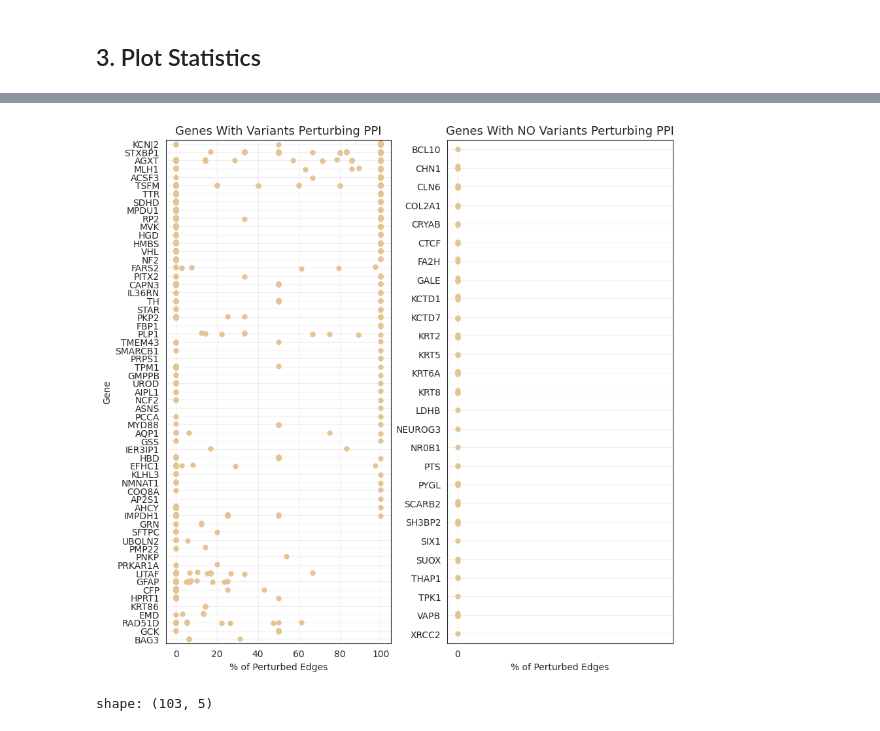
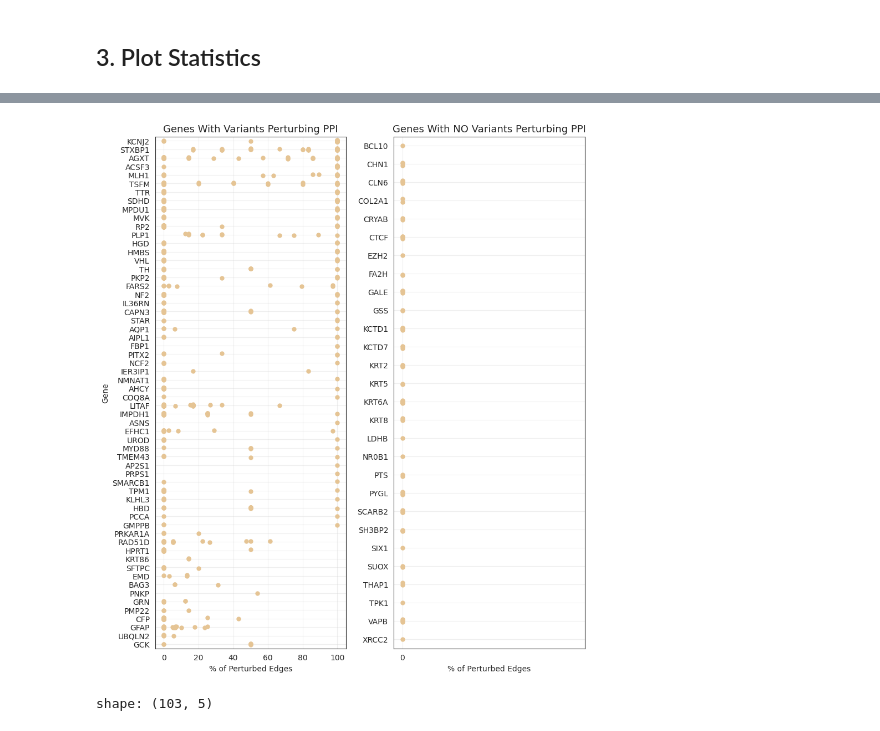
Before and after one commit to runxi-shen/2025_Pillar_VarChAMP, a Jupyter notebook: 2_individual_assay_analyses/ppi/2_analyses/1_edgotyping_data_analyses.ipynb, the cells around one changed output, grey strips where cells are left out. Drawn from its saved outputs; the diff is of its cells as text; code cells hidden in the pictures.

```diff
--- a/2_individual_assay_analyses/ppi/2_analyses/1_edgotyping_data_analyses.ipynb
+++ b/2_individual_assay_analyses/ppi/2_analyses/1_edgotyping_data_analyses.ipynb
@@ -70,13 +64,0 @@ entry_null_like = pl.col("db_sequence_confirmation_class").is_in([7, 99]) | pl.c
-# %%
-edgotyping_scores_df = edgotyping_scores_df.join(
-    seq_confirm_res_df,
-    left_on=["db_orf_id","db_mut_id"],
-    right_on=["orf_id","mut_id"],
-    how="inner"
-)
-
-# Combine logic
-edgotyping_scores_df = edgotyping_scores_df.filter(
-    entry_good | (entry_null_like & any_expression_good)
-)
-edgotyping_scores_df
@@ -319,7 +253,8 @@ priority_col = ["orf_id", "mut_id", "symbol", "aa_change", "gene_variant", "ense
 variant_ppi_perturb_stats_clinvar = variant_ppi_perturb_stats.with_columns(
     pl.lit(True).alias("ppi_assayed")
 ).join(
-    metadata.select(pl.col(["gene_variant"]+[c for c in metadata.columns if c not in variant_ppi_perturb_stats.columns])),
+    seq_confirm_res_df.select(pl.col(["gene_variant"]+[c for c in seq_confirm_res_df.columns if c not in variant_ppi_perturb_stats.columns])),
     on=["gene_variant"],
     how="left"
 ).unique("gene_variant")
+variant_ppi_perturb_stats_clinvar
@@ -327,0 +326,13 @@ variant_ppi_perturb_stats_clinvar = variant_ppi_perturb_stats.with_columns(
+# %%
+thres_manual, thres_llr = 75, 63.163
+variant_ppi_perturb_stats_clinvar = variant_ppi_perturb_stats_clinvar.with_columns(
+    (pl.when(pl.col("perturbed_percentage")>=thres_manual)
+     .then(pl.lit(True))
+     .otherwise(pl.lit(False))
+    ).alias("ppi_perturbed_manual"),
+    (pl.when(pl.col("perturbed_percentage")>=thres_llr)
+     .then(pl.lit(True))
+     .otherwise(pl.lit(False))
+    ).alias("ppi_perturbed_llr"),
+    pl.col("clinvar_clnsig_clean").replace("6_No_ClinVar", "5_Others")
+)
@@ -422,7 +425,7 @@ sns.kdeplot(data=variant_ppi_perturb_stats_clinvar.to_pandas().sort_values(by="c
 # %%
-fig, ax = plt.subplots(1,2, figsize=(10,10))
+fig, ax = plt.subplots(1,2, figsize=(10,12))
 gene_ppi_sum_df = variant_ppi_perturb_stats_clinvar.with_columns(
-    (pl.col("perturbed_percentage")>75).alias("pert_perc_geq75")
+    (pl.col("perturbed_percentage")>thres_llr).alias("pert_perc_geq75")
 ).group_by(
     "symbol"
 ).agg(
@@ -446,32 +449,32 @@ sns.stripplot(data=variant_ppi_perturb_stats_clinvar.filter(
               order=hits_gene_order) # hue_order=["perturbed","not perturbed","inconclusive"], palette=palette_dict["clinvar_clnsig_clean"]
 sns.stripplot(data=variant_ppi_perturb_stats_clinvar.filter(
                 (pl.col("symbol").is_in(no_hits_gene_order)) & (pl.col("symbol").is_not_null())
               ).to_pandas().sort_values(by="clinvar_clnsig_clean"), color=sns.color_palette("Set2")[-2],size=6,
               y="symbol", x="perturbed_percentage", ax=ax[1],#hue="clinvar_clnsig_clean",
               order=no_hits_gene_order) # hue_order=["perturbed","not perturbed","inconclusive"], palette=palette_dict["clinvar_clnsig_clean"]
 ax[0].set_ylabel("Gene")
 ax[1].set_ylabel("")
 # ax.set_xticklabels(ax.get_xticklabels(), rotation=90)
 ax[1].set_xlabel("% of Perturbed Edges")
 ax[0].set_xlabel("% of Perturbed Edges")
 ax[1].set_title("Genes With NO Variants Perturbing PPI", fontsize=13)
 ax[0].set_title("Genes With Variants Perturbing PPI", fontsize=13)
 ax[1].set_xlim(ax[0].get_xlim())  # or just [0] if that's all you need
 
 ax[1].set_xticks([0])  # or just [0] if that's all you need
 ax[0].grid(alpha=.3)
 ax[1].grid(alpha=.3)
 plt.subplots_adjust(wspace=.25)
 # ax.legend(loc="upper right")
 # ax.axhline(75, color="tomato", linestyle="--")
 
 # sns.kdeplot(data=variant_ppi_perturb_stats_clinvar.to_pandas().sort_values(by="clinvar_clnsig_clean"),
 #                  x="edge_x_pt_perc", hue="clinvar_clnsig_clean", common_norm=False, ax=ax[1],
 #                  palette=palette_dict["clinvar_clnsig_clean"]) # hue_order=["perturbed","not perturbed","inconclusive"]
 
 # sns.displot(data=variant_ppi_perturb_stats_clinvar.to_pandas().sort_values(by="clinvar_clnsig_clean"),
 #                  x="edge_x_pt_perc", hue="clinvar_clnsig_clean", col="clinvar_clnsig_clean", kind="hist", common_norm=False, #ax=ax,
 #                  palette=palette_dict["clinvar_clnsig_clean"]) # hue_order=["perturbed","not perturbed","inconclusive"]
 # %% [output]
-[figure, old version]
+[figure, new version]
 # %%
```
Also changed, not shown: parts of 21 cells of this notebook, 24 other files.
